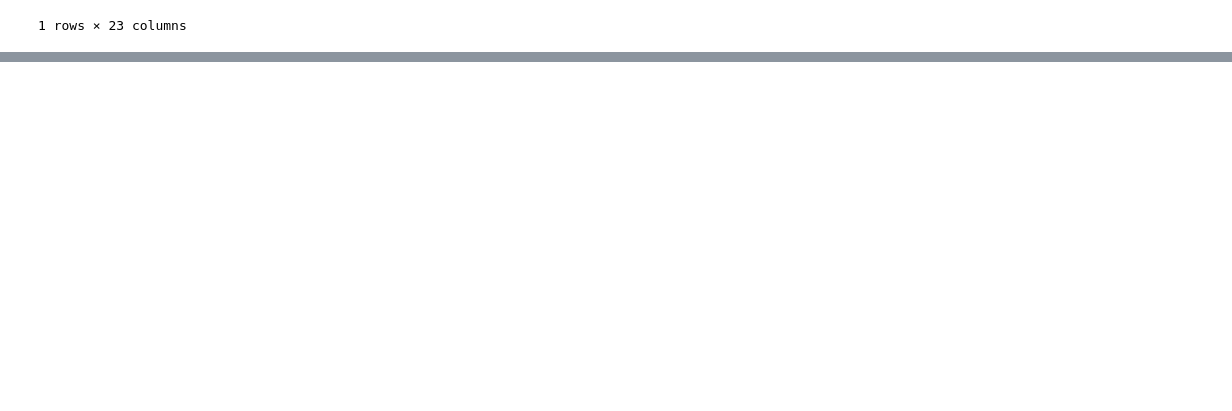
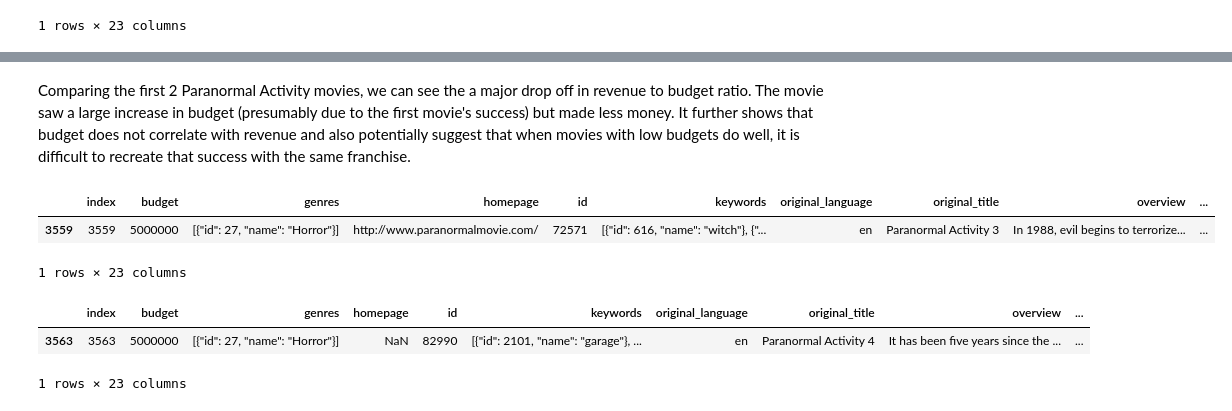
Before and after one commit to ldearlove/TMDB_project, a Jupyter notebook: TMDB_Liam_Final.ipynb, the cells around one changed output, grey strips where cells are left out. Saved outputs shown, nothing was run; the diff lists cells and outputs as text; code cells hidden in the pictures; blank space fills up the shorter version.

Commit message:
add comments and look at individual movies

```diff
--- a/TMDB_Liam_Final.ipynb
+++ b/TMDB_Liam_Final.ipynb
@@ -308,0 +300,15 @@ ratio_df[(ratio_df['title'] == 'Paranormal Activity')]
+# %% [markdown]
+Comparing the first 2 Paranormal Activity movies, we can see the a major drop off in revenue to budget ratio. The movie saw a large increase in budget (presumably due to the first movie's success) but made less money.
+It further shows that budget does not correlate with revenue and also potentially suggest that when movies with low budgets do well, it is difficult to recreate that success with the same franchise.
+# %%
+ratio_df[(ratio_df['title'] == 'Paranormal Activity 3')]
+# %% [output]
+|  | index | budget | genres | homepage | id | keywords | original_language | original_title | overview | ... |
+| 3559 | 3559 | 5000000 | [{"id": 27, "name": "Horror"}] | http://www.paranormalmovie.com/ | 72571 | [{"id": 616, "name": "witch"}, {"... | en | Paranormal Activity 3 | In 1988, evil begins to terrorize... | ... |
+1 rows × 23 columns
+# %%
+ratio_df[(ratio_df['title'] == 'Paranormal Activity 4')]
+# %% [output]
+|  | index | budget | genres | homepage | id | keywords | original_language | original_title | overview | ... |
+| 3563 | 3563 | 5000000 | [{"id": 27, "name": "Horror"}] | NaN | 82990 | [{"id": 2101, "name": "garage"}, ... | en | Paranormal Activity 4 | It has been five years since the ... | ... |
+1 rows × 23 columns
```
Also changed, not shown: parts of 19 cells of this notebook.
